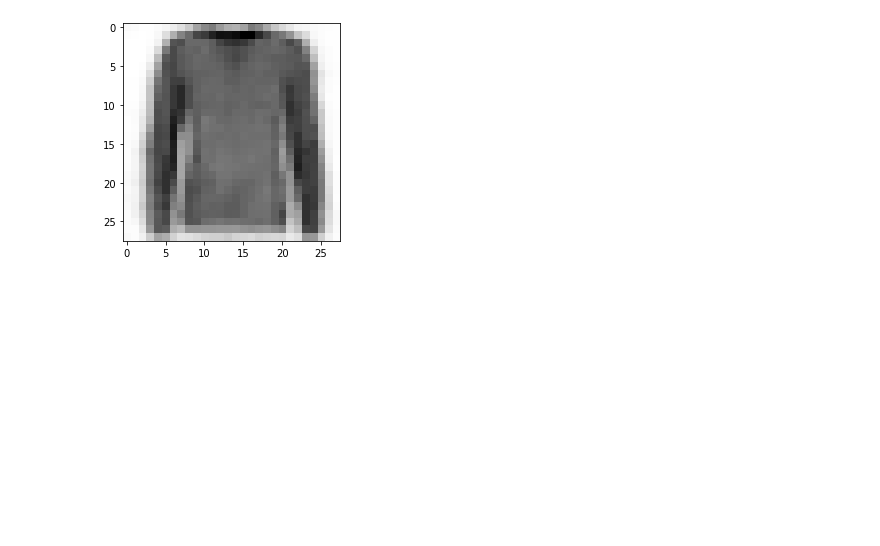
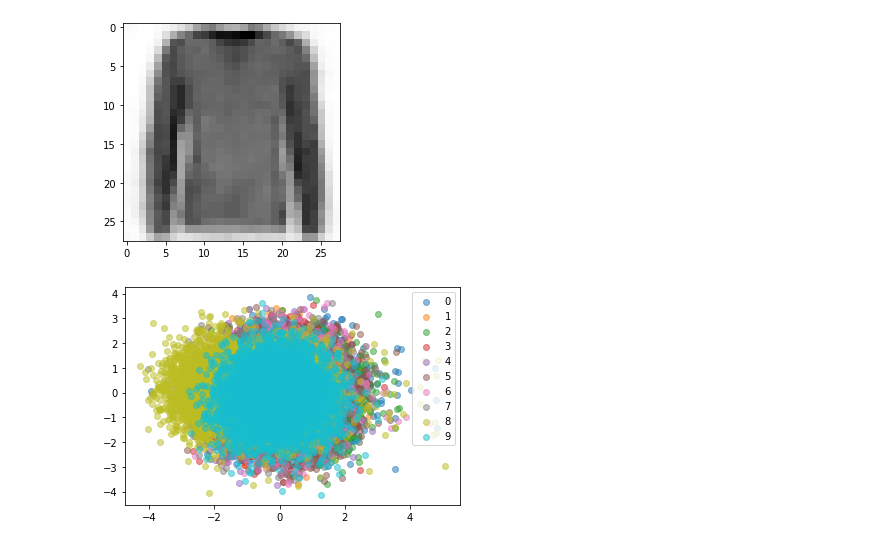
Before and after one commit to SpiliakosGeorge/Deep-Learning-VAE-Image, a Jupyter notebook: Visual.ipynb, the cells around one changed output. Drawn from its saved outputs; the diff is of its cells as text; code cells hidden in the pictures; blank space fills up the shorter version.

Commit message:
plot_latent_space_with_labels successful

```diff
--- a/Visual.ipynb
+++ b/Visual.ipynb
@@ -24,8 +24,19 @@ torch.Size([1, 28, 28])
 # %%
 #plot_latent_space_with_labels
 NUM_CLASSES = 10
-DATALOADER = get_FashionMNIST_dataloaders(18)
+DATALOADER = get_FashionMNIST_dataloaders(18)[0]
 ENCODING_FN = model.encoding_fn
-DEVICE = torch.device(f'cuda: if torch.cuda.is_available() else 'cpu')
+DEVICE = torch.device('cuda' if torch.cuda.is_available() else 'cpu')
+
+plot_latent_space_with_labels(
+    num_classes=NUM_CLASSES,
+    data_loader=DATALOADER,
+    encoding_fn=ENCODING_FN,
+    device=DEVICE)
+
+plt.legend()
+plt.show()
+# %% [output]
+[figure, added]
 # %%
 #plot_images_sampled_from_vae
```
Also changed, not shown: parts of 2 cells of this notebook.
